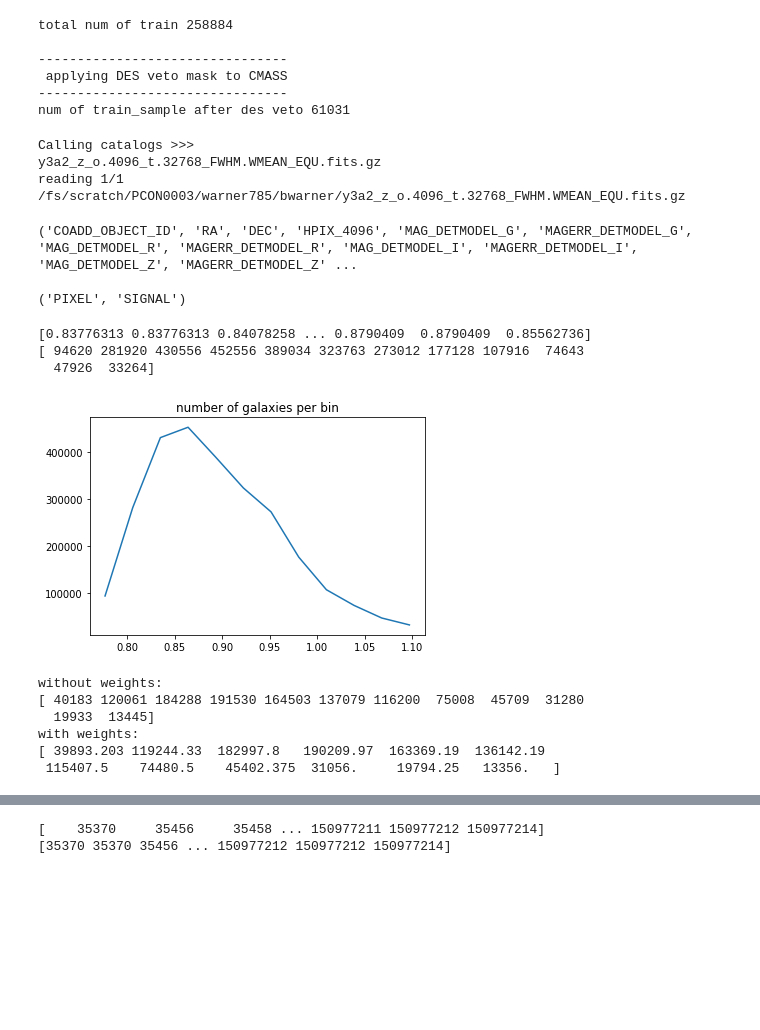
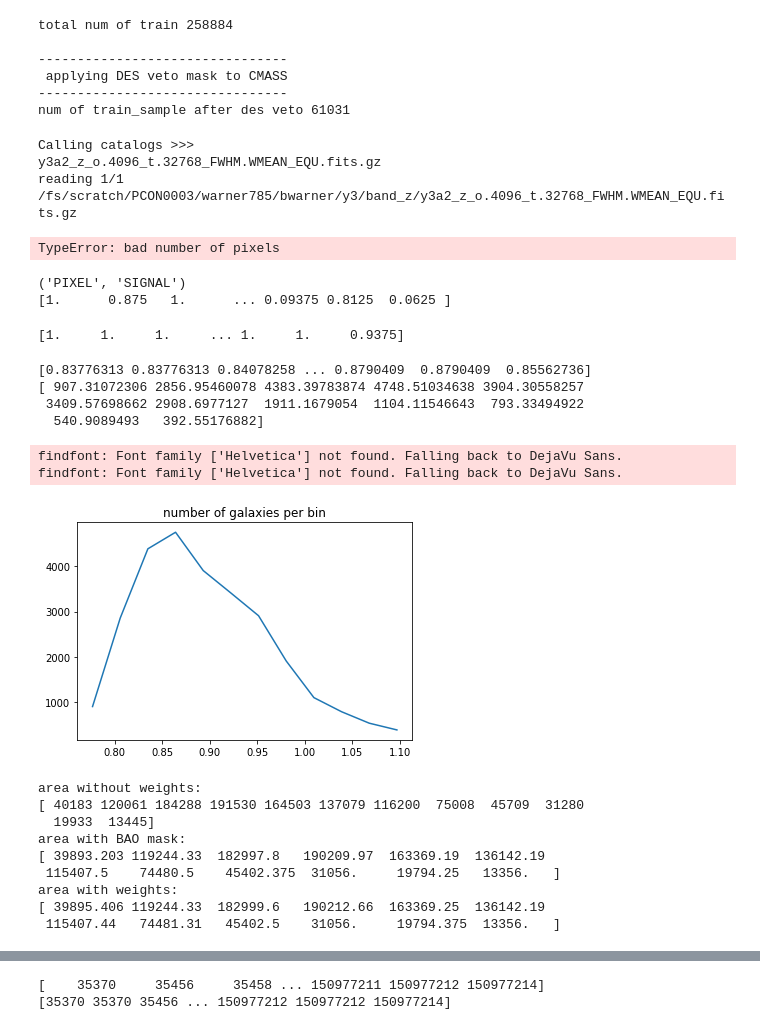
Before and after one commit to sujeong-lee/DMASS, a Jupyter notebook: code_py3/Systematics.ipynb, the cells around one changed output, grey strips where cells are left out. Drawn from its saved outputs; the diff is of its cells as text; code cells hidden in the pictures; blank space fills up the shorter version.

```diff
--- a/code_py3/Systematics.ipynb
+++ b/code_py3/Systematics.ipynb
@@ -234,27 +240,42 @@ rand_cmass = rand_cmass[ rand_cmass['DEC'] > -3.0 ]
 # calling systematic maps
 #sysMap = calling_sysMap( properties=properties, kind='SPT', nside=4096 )
 
-# location of maps: /fs/scratch/PCON0003/warner785/bwarner/
+# location of FWHM maps: /fs/scratch/PCON0003/warner785/bwarner/
 # y3a2_g_o.4096_t.32768_FWHM.WMEAN_EQU.fits.gz
 # y3a2_i_o.4096_t.32768_FWHM.WMEAN_EQU.fits.gz
 # y3a2_r_o.4096_t.32768_FWHM.WMEAN_EQU.fits.gz
 # y3a2_z_o.4096_t.32768_FWHM.WMEAN_EQU.fits.gz
 
-input_path = '/fs/scratch/PCON0003/warner785/bwarner/'
-input_keyword = 'y3a2_z'
+# location of other maps: /fs/scratch/PCON0003/warner785/bwarner/y3/
+# depending on different bands:
+
+input_path = '/fs/scratch/PCON0003/warner785/bwarner/y3/band_z/'
+#y3/band_z/
+input_keyword = 'y3a2_z_o.4096_t.32768_FWHM.WMEAN_EQU.fits.gz'
 sysMap = io.SearchAndCallFits(path = input_path, keyword = input_keyword)
+
+#function for healpy to reduce resolution size of sys
+sysMap = hp.pixelfunc.ud_grade(sysMap, 512, pess=True, order_in='RING', order_out=None, power=None, dtype=None)
 # %% [output]
 Calling catalogs >>>
 y3a2_z_o.4096_t.32768_FWHM.WMEAN_EQU.fits.gz
-reading 1/1 /fs/scratch/PCON0003/warner785/bwarner/y3a2_z_o.4096_t.32768_FWHM.WMEAN_EQU.fits.gz
+reading 1/1 /fs/scratch/PCON0003/warner785/bwarner/y3/band_z/y3a2_z_o.4096_t.32768_FWHM.WMEAN_EQU.fits.gz
+TypeError: bad number of pixels
 # %%
-print(dmass_val.dtype.names)
-print()
-print(sysMap.dtype.names)
+#all griz combined fracdet map
+
+path = '/fs/scratch/PCON0003/warner785/bwarner/'
+BAO_Fullmask = fitsio.read(path+'y3a2_griz_o.4096_t.32768_coverfoot_EQU.fits.gz')
+
+print(BAO_Fullmask.dtype.names)
+print(BAO_Fullmask['SIGNAL'])
 # %% [output]
-('COADD_OBJECT_ID', 'RA', 'DEC', 'HPIX_4096', 'MAG_DETMODEL_G', 'MAGERR_DETMODEL_G', 'MAG_DETMODEL_R', 'MAGERR_DETMODEL_R', 'MAG_DETMODEL_I', 'MAGERR_DETMODEL_I', 'MAG_DETMODEL_Z', 'MAGERR_DETMODEL_Z' ...
-
 ('PIXEL', 'SIGNAL')
+[1.      0.875   1.      ... 0.09375 0.8125  0.0625 ]
+# %%
+print(LSSGoldmask["SIGNAL"])
+# %% [output]
+[1.     1.     1.     ... 1.     1.     0.9375]
 # %%
 #Jack's method:
 import matplotlib.pyplot as plt
@@ -270,38 +291,41 @@ minimum = np.percentile(sysMap['SIGNAL'][dim_mask], 1)
 #minimum = np.min(sysMap['SIGNAL'][dim_mask]) #FWHM signal (for g filter)
 maximum = np.percentile(sysMap['SIGNAL'][dim_mask], 99)
 #maximum = np.max(sysMap['SIGNAL'][dim_mask])
 #print(minimum)
 #print(maximum)
 
 pbin = np.linspace(minimum, maximum, 13)
 pcenter = pbin[:-1] + 0.025
 
 x = np.zeros(hp.nside2npix(4096))
 x[sysMap['PIXEL'][dim_mask]] = sysMap['SIGNAL'][dim_mask]
 
 #systematic value at galaxy location:
 
 sysval_gal = x[dmass_chron['HPIX_4096']]
 print(sysval_gal)
-h,_ = np.histogram(sysval_gal , bins=pbin)
+h,_ = np.histogram(sysval_gal , bins=pbin, weights = dmass_chron["WEIGHT"]) # -- density of dmass sample, not gold sample
 print(h)
 
 # want this plotted:
 #h/number_of_pixels_in_sysbin
 
-fracerr = 1/np.sqrt(h) #1 / sqrt(number of cmass galaxies in each bin)
+#fracerr = 1/np.sqrt(h) #1 / sqrt(number of cmass galaxies in each bin)
 
 # change to number density: divide by area
 fig, ax = plt.subplots()
 ax.errorbar( pcenter, h)
 #ax.legend(chi2_reduced)
 plt.title('number of galaxies per bin')
 fig.savefig('gal_bin.pdf')
 # %% [output]
 [0.83776313 0.83776313 0.84078258 ... 0.8790409  0.8790409  0.85562736]
-[ 94620 281920 430556 452556 389034 323763 273012 177128 107916  74643
-  47926  33264]
+[ 907.31072306 2856.95460078 4383.39783874 4748.51034638 3904.30558257
+ 3409.57698662 2908.6977127  1911.1679054  1104.11546643  793.33494922
+  540.9089493   392.55176882]
+findfont: Font family ['Helvetica'] not found. Falling back to DejaVu Sans.
+findfont: Font family ['Helvetica'] not found. Falling back to DejaVu Sans.
-[figure, old version]
+[figure, new version]
 # %%
 # number of galaxies in each pixel:
 
@@ -319,7 +343,7 @@ fig.savefig('gal_bin.pdf')
 
 sys_signal = sysMap['SIGNAL'][dim_mask]
 n,_ = np.histogram(sys_signal , bins=pbin )
-print('without weights:')
+print('area without weights:')
 print(n)
 
 #To do it properly you will need to:
@@ -342,13 +366,30 @@ BAO_sys = mask[LSSGoldmask["PIXEL"][bao_mask]]
 #rather than treating each pixel as 1. you can do this with the same histogram function by also passing the fracgood array
 #as the weights= argument
 
-area,_ = np.histogram(BAO_sys , bins=pbin , weights = LSSGoldmask["SIGNAL"][bao_mask])
-print('with weights:')
+area1,_ = np.histogram(BAO_sys , bins=pbin , weights = LSSGoldmask["SIGNAL"][bao_mask])
+print('area with BAO mask:')
+print(area1)
+
+#*needs correction:
+#only have taken out pixels with "0"
+# need frac_det array-- in BAO mask-- and apply the same BAO mask afterward to find area //
+
+matched_sys2 = sysMap[dim_mask]
+mask2 = np.zeros(hp.nside2npix(4096))
+bao_mask2 = np.in1d(BAO_Fullmask["PIXEL"], matched_sys["PIXEL"], assume_unique=False, invert=False)
+mask2[matched_sys["PIXEL"]] = matched_sys["SIGNAL"]
+BAO_sys2 = mask[BAO_Fullmask["PIXEL"][bao_mask2]]
+
+area,_ = np.histogram(BAO_sys2 , bins=pbin , weights = BAO_Fullmask["SIGNAL"][bao_mask2])
+print('area with weights:')
 print(area)
 # %% [output]
-without weights:
+area without weights:
 [ 40183 120061 184288 191530 164503 137079 116200  75008  45709  31280
   19933  13445]
-with weights:
+area with BAO mask:
 [ 39893.203 119244.33  182997.8   190209.97  163369.19  136142.19
  115407.5    74480.5    45402.375  31056.     19794.25   13356.   ]
+area with weights:
+[ 39895.406 119244.33  182999.6   190212.66  163369.25  136142.19
+ 115407.44   74481.31   45402.5    31056.     19794.375  13356.   ]
```
Also changed, not shown: parts of 15 cells of this notebook.
